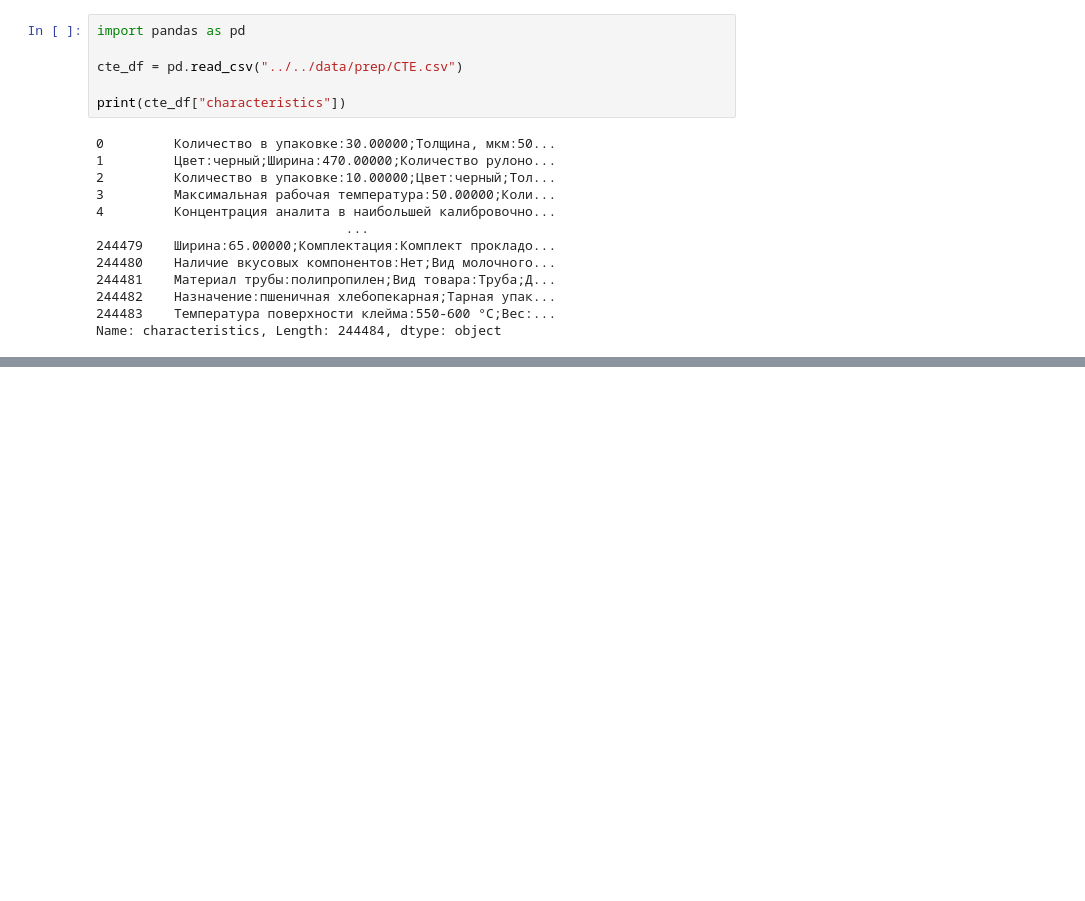
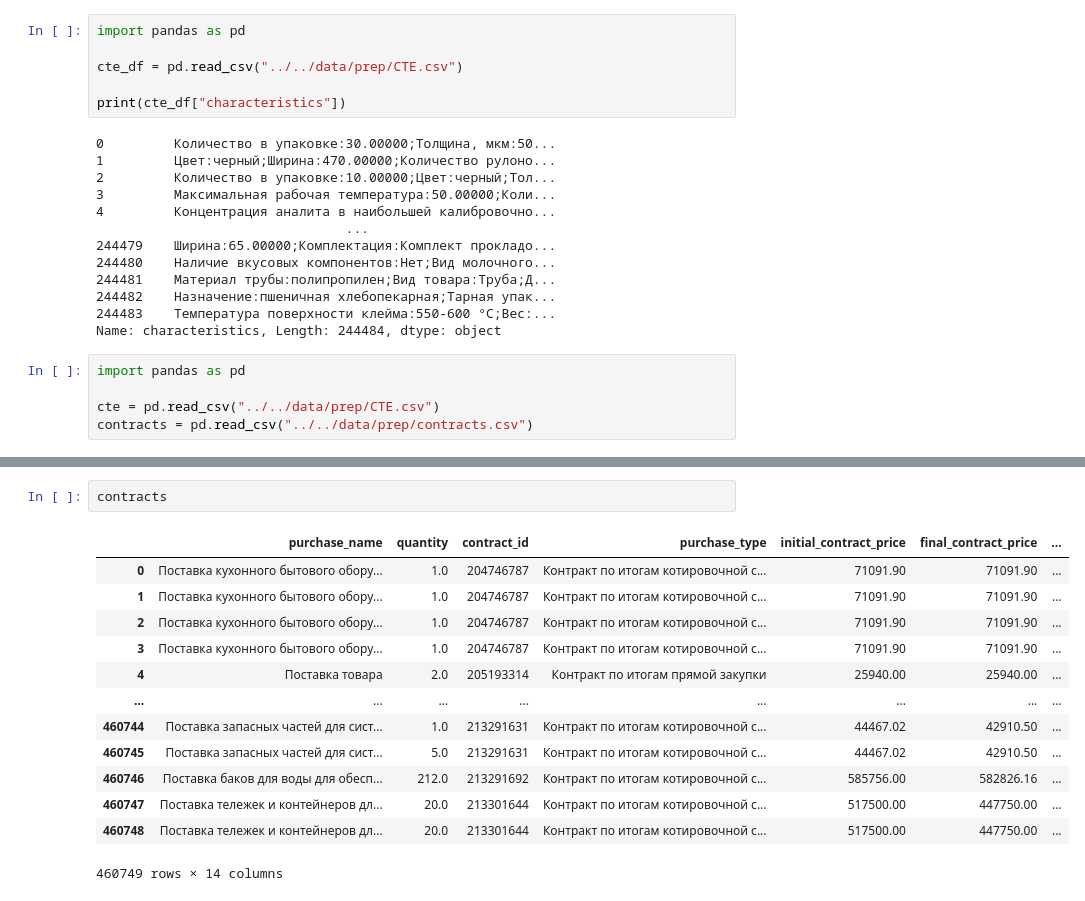
Before and after one commit to beer-bears-hack/ML, a Jupyter notebook: src/data/data_experiments.ipynb, the cells around one changed output, grey strips where cells are left out. Drawn from its saved outputs; the diff is of its cells as text; blank space fills up the shorter version.

```diff
--- a/src/data/data_experiments.ipynb
+++ b/src/data/data_experiments.ipynb
@@ -254,3 +254,8 @@ print(cte_df["characteristics"])
 244482    Назначение:пшеничная хлебопекарная;Тарная упак...
 244483    Температура поверхности клейма:550-600 °С;Вес:...
 Name: characteristics, Length: 244484, dtype: object
+# %%
+import pandas as pd
+
+cte = pd.read_csv("../../data/prep/CTE.csv")
+contracts = pd.read_csv("../../data/prep/contracts.csv")
@@ -256,0 +278,16 @@ Name: characteristics, Length: 244484, dtype: object
+# %%
+contracts
+# %% [output]
+|  | purchase_name | quantity | contract_id | purchase_type | initial_contract_price | final_contract_price | ... |
+| 0 | Поставка кухонного бытового обору... | 1.0 | 204746787 | Контракт по итогам котировочной с... | 71091.90 | 71091.90 | ... |
+| 1 | Поставка кухонного бытового обору... | 1.0 | 204746787 | Контракт по итогам котировочной с... | 71091.90 | 71091.90 | ... |
+| 2 | Поставка кухонного бытового обору... | 1.0 | 204746787 | Контракт по итогам котировочной с... | 71091.90 | 71091.90 | ... |
+| 3 | Поставка кухонного бытового обору... | 1.0 | 204746787 | Контракт по итогам котировочной с... | 71091.90 | 71091.90 | ... |
+| 4 | Поставка товара | 2.0 | 205193314 | Контракт по итогам прямой закупки | 25940.00 | 25940.00 | ... |
+| ... | ... | ... | ... | ... | ... | ... | ... |
+| 460744 | Поставка запасных частей для сист... | 1.0 | 213291631 | Контракт по итогам котировочной с... | 44467.02 | 42910.50 | ... |
+| 460745 | Поставка запасных частей для сист... | 5.0 | 213291631 | Контракт по итогам котировочной с... | 44467.02 | 42910.50 | ... |
+| 460746 | Поставка баков для воды для обесп... | 212.0 | 213291692 | Контракт по итогам котировочной с... | 585756.00 | 582826.16 | ... |
+| 460747 | Поставка тележек и контейнеров дл... | 20.0 | 213301644 | Контракт по итогам котировочной с... | 517500.00 | 447750.00 | ... |
+| 460748 | Поставка тележек и контейнеров дл... | 20.0 | 213301644 | Контракт по итогам котировочной с... | 517500.00 | 447750.00 | ... |
+460749 rows × 14 columns
```
Also changed, not shown: parts of 1 cell of this notebook, 5 other files.
